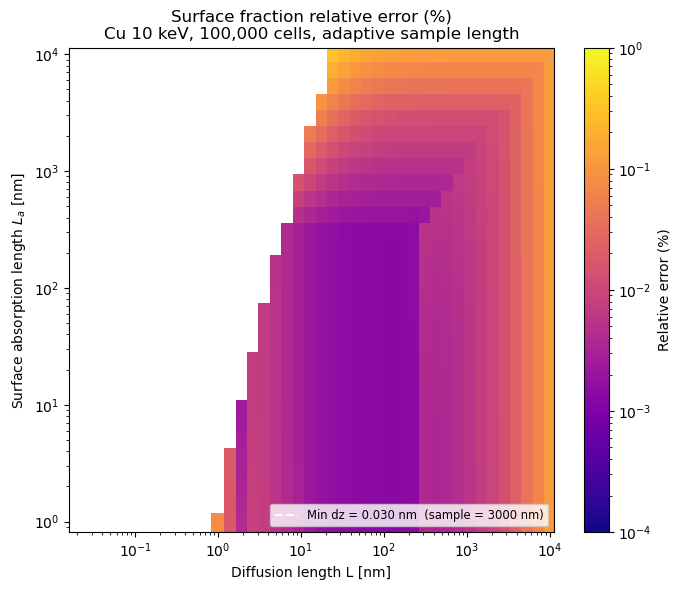
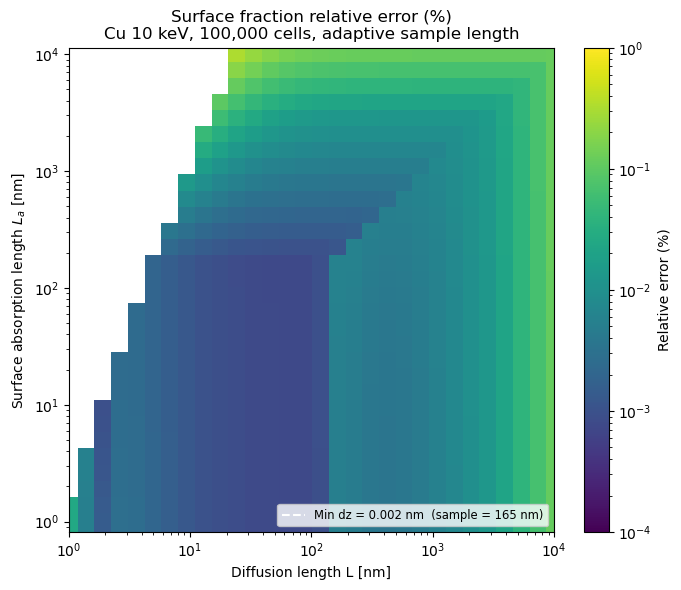
Code edit (unified diff) that turned the first committed figure into the second:
--- before
+++ after
@@ -3,6 +3,5 @@
 fig, ax = plt.subplots(figsize=(7, 6))
 pcm = ax.pcolormesh(L_mesh, La_mesh, error_map,
-                    norm=mcolors.LogNorm(vmin=1e-4, vmax=1.0),
-                    cmap='plasma', shading='auto')
+                    norm=mcolors.LogNorm(vmin=1e-4, vmax=1.0), shading='auto')
 fig.colorbar(pcm, ax=ax, label='Relative error (%)')
 
@@ -17,4 +16,5 @@
              f'Cu {beam_energy:.0f} keV, {mesh_size_1:,} cells, '
              f'adaptive sample length')
+plt.xlim([1e0,1e4])
 ax.legend(fontsize='small', loc='lower right')
 plt.tight_layout()

Commit: Update solver benchmark with adaptive sample length for 2D scan